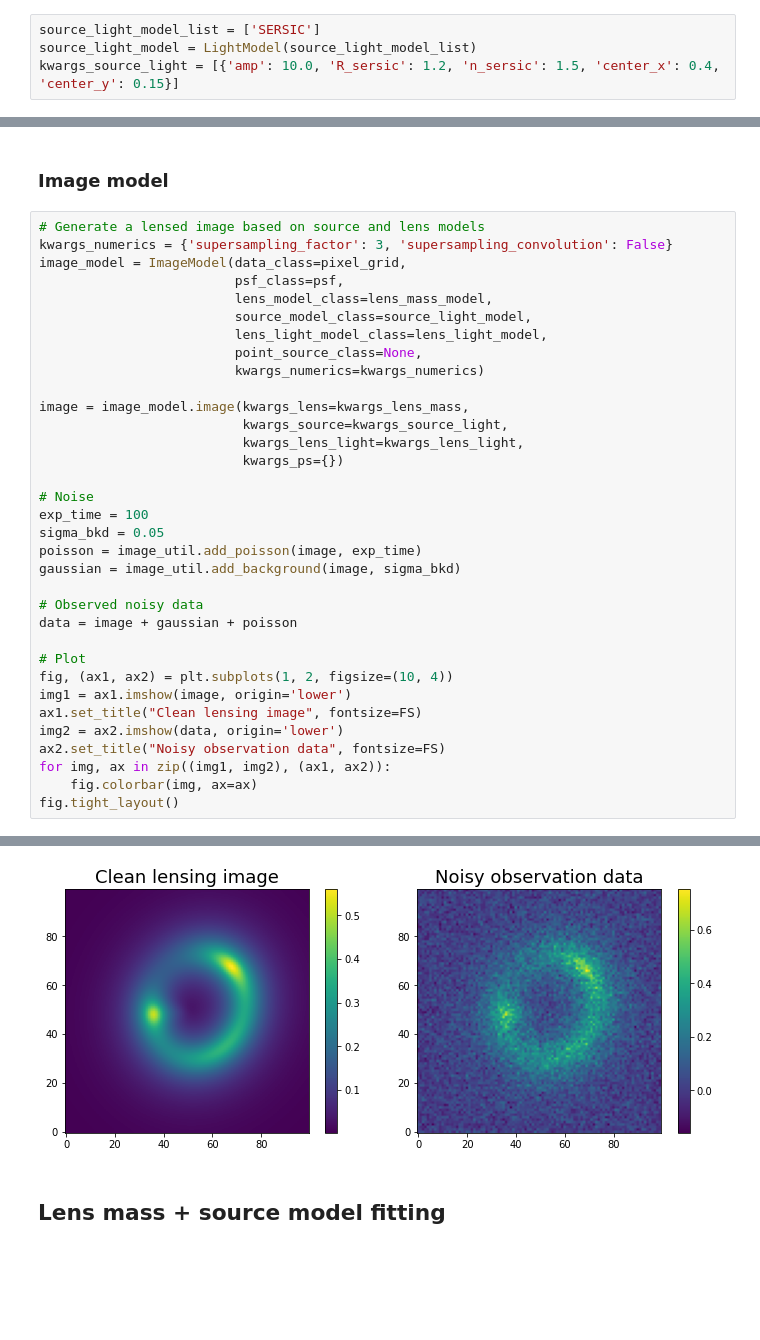
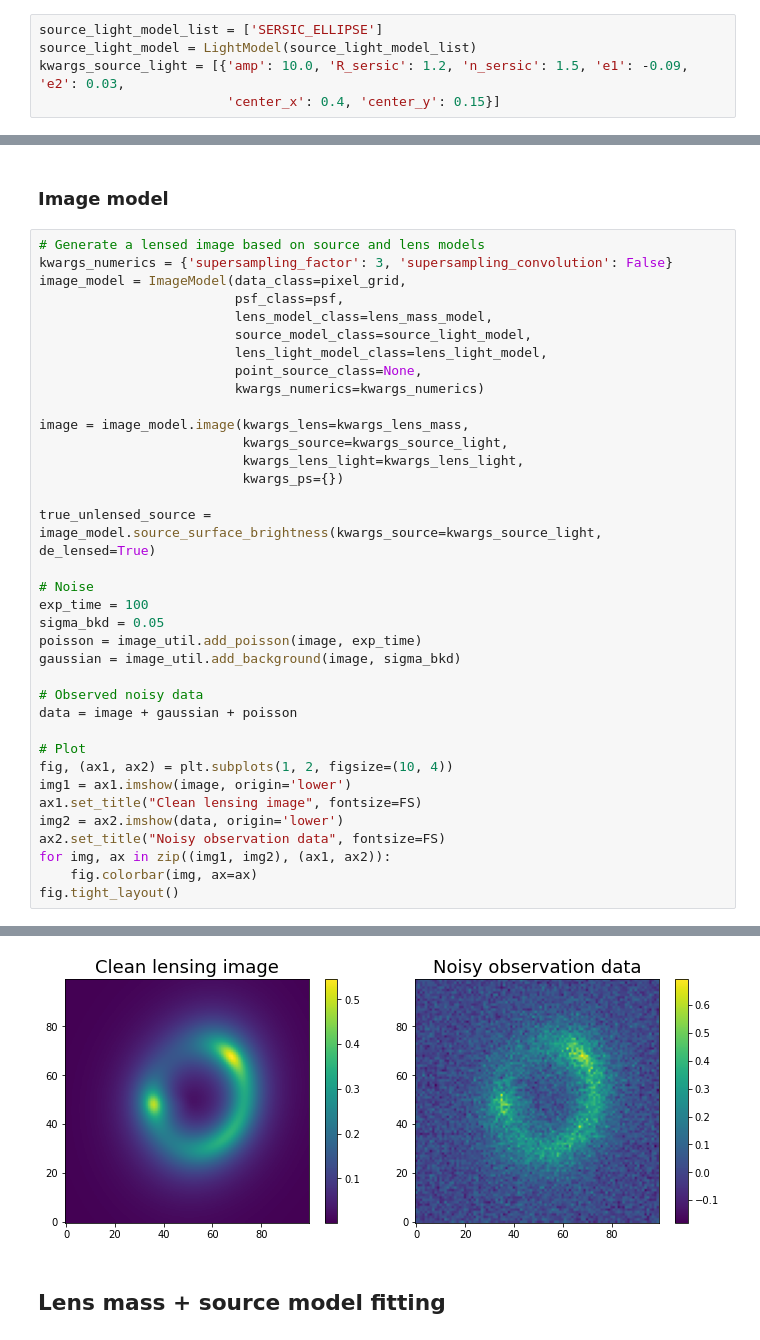
Before and after one commit to Herculens/herculens, a Jupyter notebook: notebooks/test3.ipynb, the cells around one changed output, grey strips where cells are left out. Drawn from its saved outputs; the diff is of its cells as text; blank space fills up the shorter version.

```diff
--- a/notebooks/test3.ipynb
+++ b/notebooks/test3.ipynb
@@ -54,9 +53,10 @@ y range    : (-3.96, 3.96) arcsec
 # %% [markdown]
 ### Source light model
 # %%
-source_light_model_list = ['SERSIC']
+source_light_model_list = ['SERSIC_ELLIPSE']
 source_light_model = LightModel(source_light_model_list)
-kwargs_source_light = [{'amp': 10.0, 'R_sersic': 1.2, 'n_sersic': 1.5, 'center_x': 0.4, 'center_y': 0.15}]
+kwargs_source_light = [{'amp': 10.0, 'R_sersic': 1.2, 'n_sersic': 1.5, 'e1': -0.09, 'e2': 0.03,
+                        'center_x': 0.4, 'center_y': 0.15}]
 # %% [markdown]
 ### Lens model (SIE + external shear)
 # %%
@@ -92,6 +92,8 @@ image = image_model.image(kwargs_lens=kwargs_lens_mass,
                           kwargs_source=kwargs_source_light,
                           kwargs_lens_light=kwargs_lens_light,
                           kwargs_ps={})
+
+true_unlensed_source = image_model.source_surface_brightness(kwargs_source=kwargs_source_light, de_lensed=True)
 
 # Noise
 exp_time = 100
@@ -115,4 +118,4 @@ fig.tight_layout()
-[figure, old version]
+[figure, new version]
 # %% [markdown]
 ## Lens mass + source model fitting
 # %% [markdown]
```
Also changed, not shown: parts of 18 cells of this notebook, 3 other files.
